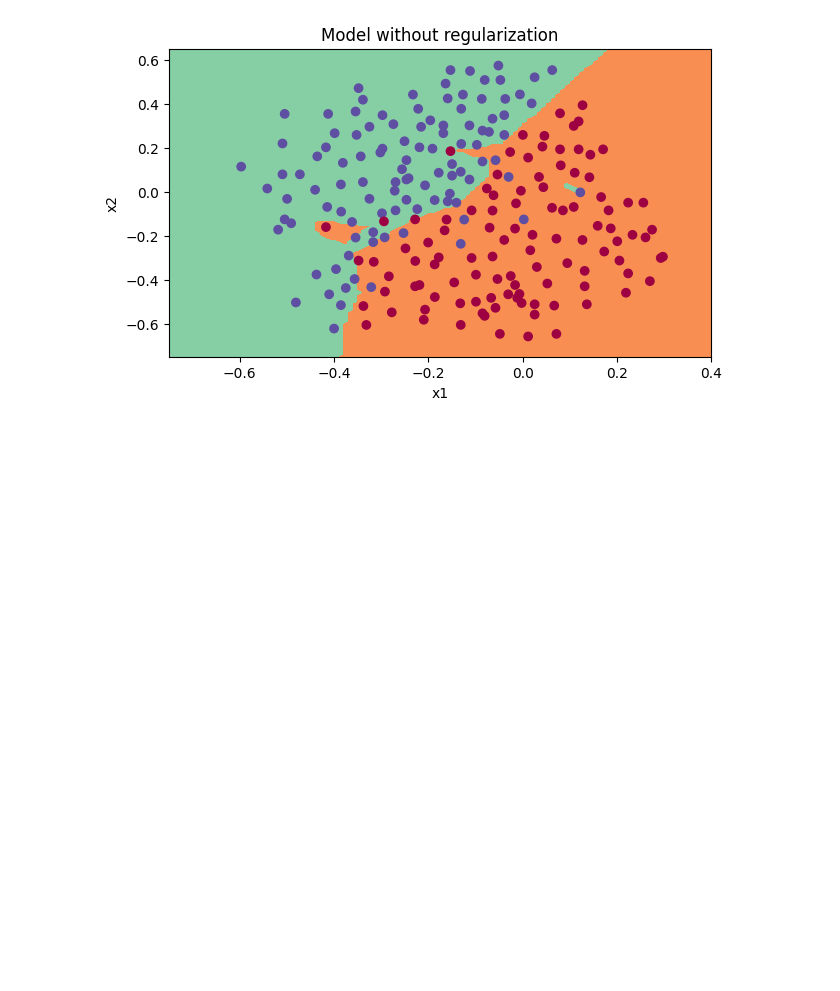
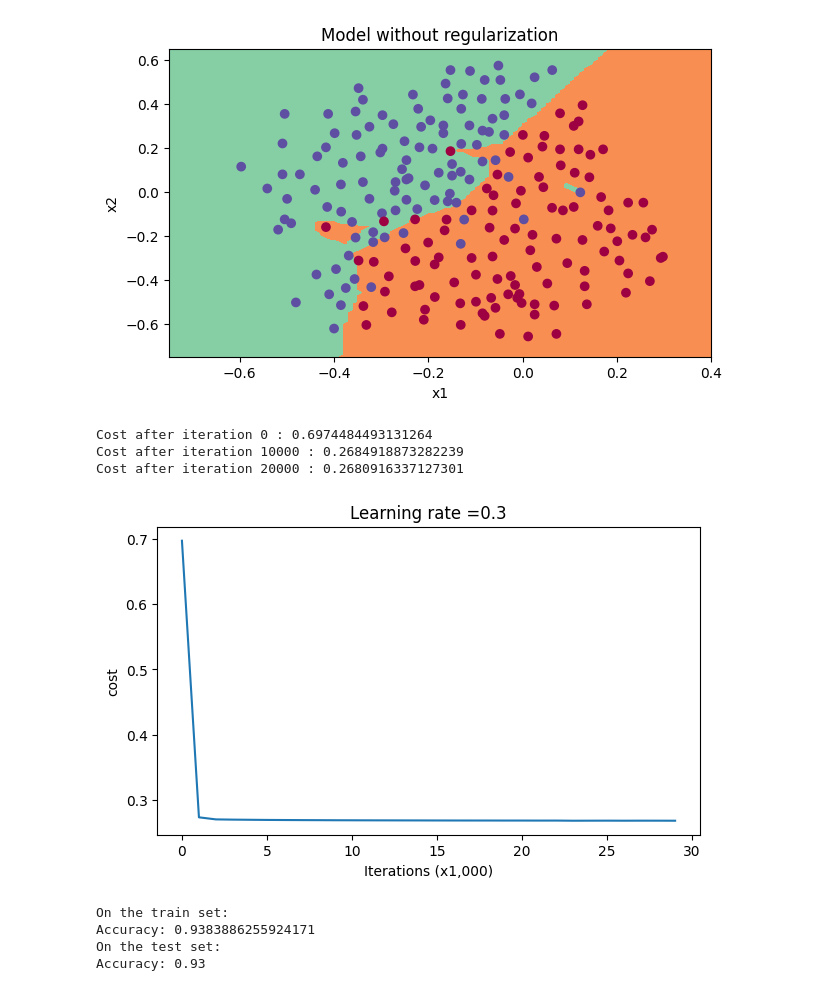
Before and after one commit to nevilleajim/deep_learning_tutorials, a Jupyter notebook: C2 - Improving Deep Neural Neural Networks/week 1/Regularization/regularization.ipynb, the cells around one changed output. Saved outputs shown, nothing was run; the diff lists cells and outputs as text; code cells hidden in the pictures; blank space fills up the shorter version.

```diff
--- a/C2 - Improving Deep Neural Neural Networks/week 1/Regularization/regularization.ipynb
+++ b/C2 - Improving Deep Neural Neural Networks/week 1/Regularization/regularization.ipynb
@@ -71,3 +71,29 @@ def backward_propagation_with_regularization(X, Y, cache, lambd):
     (Z1, A1, W1, b1, Z2, A2, W2, b2, Z3, A3, W3, b3) = cache
 
     dZ3 = A3 - Y
+
+    dW3 = 1./m * np.dot(dZ3, A2.T) + (lambd/m)*W3
+    db3 = 1./m * np.sum(dZ3, axis=1, keepdims=True)
+
+    dA2 = np.dot(W3.T, dZ3)
+    dZ2 = np.multiply(dA2, np.int64(A2 > 0))
+    dW2 = 1./m * np.dot(dZ2, A1.T) + (lambd/m) * W2
+    db2 = 1./m * np.sum(dZ2, axis=1, keepdims=True)
+
+    dA1 = np.dot(W2.T, dZ2)
+    dZ1 = np.multiply(dA1, np.int64(A1 > 0))
+    dW1 = 1./m * np.dot(dZ1, X.T) + (lambd/m) * W1
+    db1 = 1./m * np.sum(dZ1, axis=1, keepdims=True)
+
+    gradients = {"dZ3": dZ3, "dW3": dW3, "db3": db3, "dA2": dA2,
+                 "dZ2": dZ2, "dW2": dW2, "db2": db2, "dA1": dA1,
+                 "dZ1": dZ1, "dW1": dW1, "db1": db1}
+
+    return gradients
+# %%
+X_assess, Y_assess, cache = backward_propagation_with_regularization_test_case()
+
+grads = backward_propagation_with_regularization(X_assess, Y_assess, cache, lambd=0.7)
+print("dW1 = \n" + str(grads["dW1"]))
+print("dW2 = \n" + str(grads["dW2"]))
+print("dW3 = \n" + str(grads["dW3"]))
@@ -157,3 +245,18 @@ axes.set_ylim([-0.75, 0.65])
 plot_decision_boundary(lambda x: predict_dec(parameters, x.T), train_X, train_Y)
 # %% [output]
 [figure]
+# %%
+parameters = model(train_X, train_Y, lambd=0.7)
+print("On the train set:")
+predictions_train = predict(train_X, train_Y, parameters)
+print("On the test set:")
+predictions_test = predict(test_X, test_Y, parameters)
+# %% [output]
+Cost after iteration 0 : 0.6974484493131264
+Cost after iteration 10000 : 0.2684918873282239
+Cost after iteration 20000 : 0.2680916337127301
+[figure, added]
+On the train set:
+Accuracy: 0.9383886255924171
+On the test set:
+Accuracy: 0.93
```
Also changed, not shown: parts of 4 cells of this notebook.
